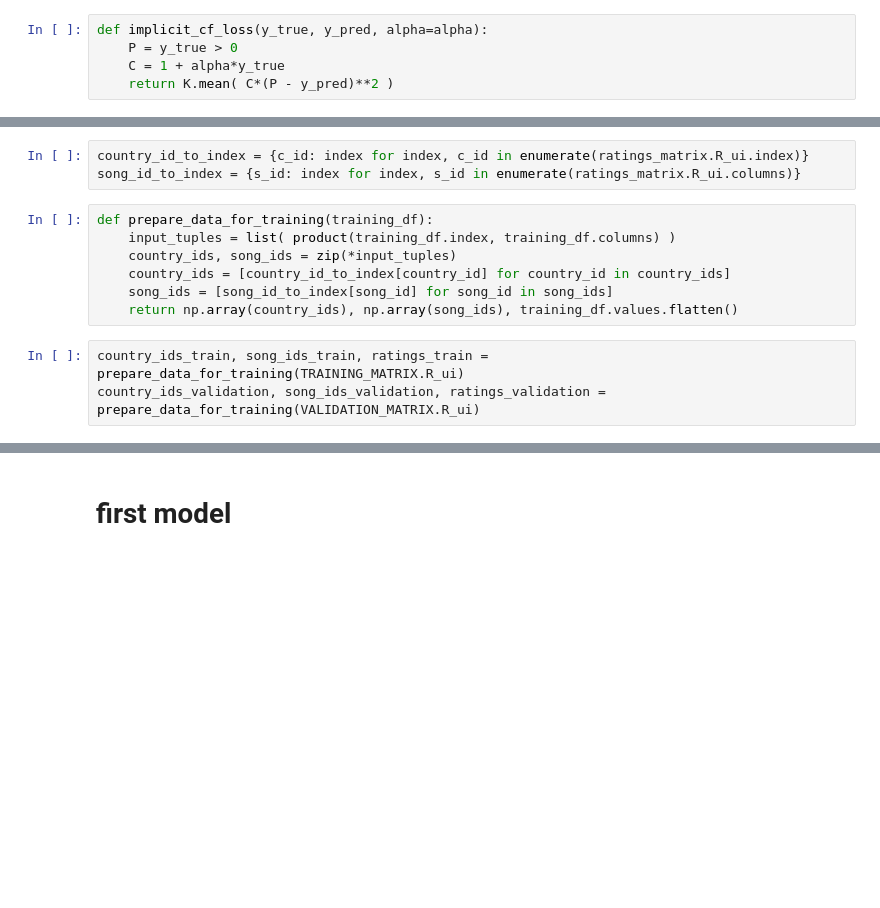
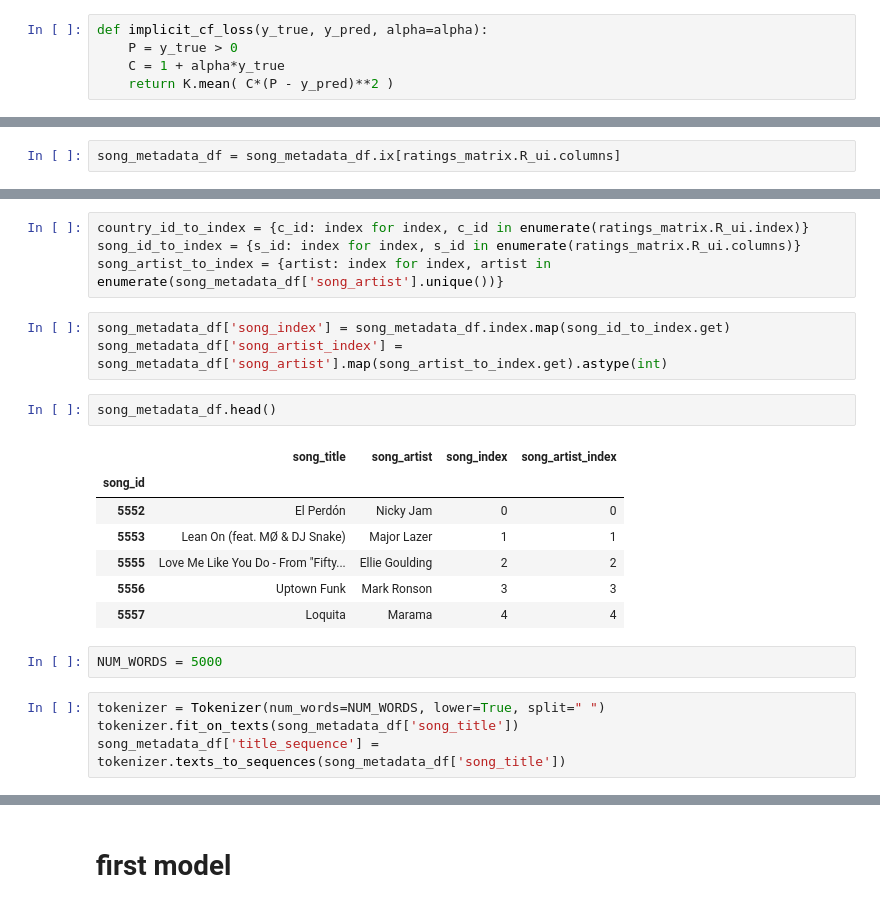
Before and after one commit to cavaunpeu/dotify, a Jupyter notebook: notebooks/neural_implicit_mf.ipynb, the cells around one changed output, grey strips where cells are left out. Saved outputs shown, nothing was run; the diff lists cells and outputs as text; blank space fills up the shorter version.

```diff
--- a/notebooks/neural_implicit_mf.ipynb
+++ b/notebooks/neural_implicit_mf.ipynb
@@ -400,0 +394,2 @@ def implicit_cf_loss(y_true, y_pred, alpha=alpha):
+# %%
+song_metadata_df = song_metadata_df.ix[ratings_matrix.R_ui.columns]
@@ -401,13 +406,23 @@ def implicit_cf_loss(y_true, y_pred, alpha=alpha):
 # %%
 country_id_to_index = {c_id: index for index, c_id in enumerate(ratings_matrix.R_ui.index)}
 song_id_to_index = {s_id: index for index, s_id in enumerate(ratings_matrix.R_ui.columns)}
+song_artist_to_index = {artist: index for index, artist in enumerate(song_metadata_df['song_artist'].unique())}
-# %%
-def prepare_data_for_training(training_df):
-    input_tuples = list( product(training_df.index, training_df.columns) )
-    country_ids, song_ids = zip(*input_tuples)
-    country_ids = [country_id_to_index[country_id] for country_id in country_ids]
-    song_ids = [song_id_to_index[song_id] for song_id in song_ids]
-    return np.array(country_ids), np.array(song_ids), training_df.values.flatten()
-# %%
-country_ids_train, song_ids_train, ratings_train = prepare_data_for_training(TRAINING_MATRIX.R_ui)
-country_ids_validation, song_ids_validation, ratings_validation = prepare_data_for_training(VALIDATION_MATRIX.R_ui)
+# %%
+song_metadata_df['song_index'] = song_metadata_df.index.map(song_id_to_index.get)
+song_metadata_df['song_artist_index'] = song_metadata_df['song_artist'].map(song_artist_to_index.get).astype(int)
+# %%
+song_metadata_df.head()
+# %% [output]
+|  | song_title | song_artist | song_index | song_artist_index |
+| song_id |  |  |  |  |
+| 5552 | El Perdón | Nicky Jam | 0 | 0 |
+| 5553 | Lean On (feat. MØ & DJ Snake) | Major Lazer | 1 | 1 |
+| 5555 | Love Me Like You Do - From "Fifty... | Ellie Goulding | 2 | 2 |
+| 5556 | Uptown Funk | Mark Ronson | 3 | 3 |
+| 5557 | Loquita | Marama | 4 | 4 |
+# %%
+NUM_WORDS = 5000
+# %%
+tokenizer = Tokenizer(num_words=NUM_WORDS, lower=True, split=" ")
+tokenizer.fit_on_texts(song_metadata_df['song_title'])
+song_metadata_df['title_sequence'] = tokenizer.texts_to_sequences(song_metadata_df['song_title'])
```
Also changed, not shown: parts of 29 cells of this notebook.
